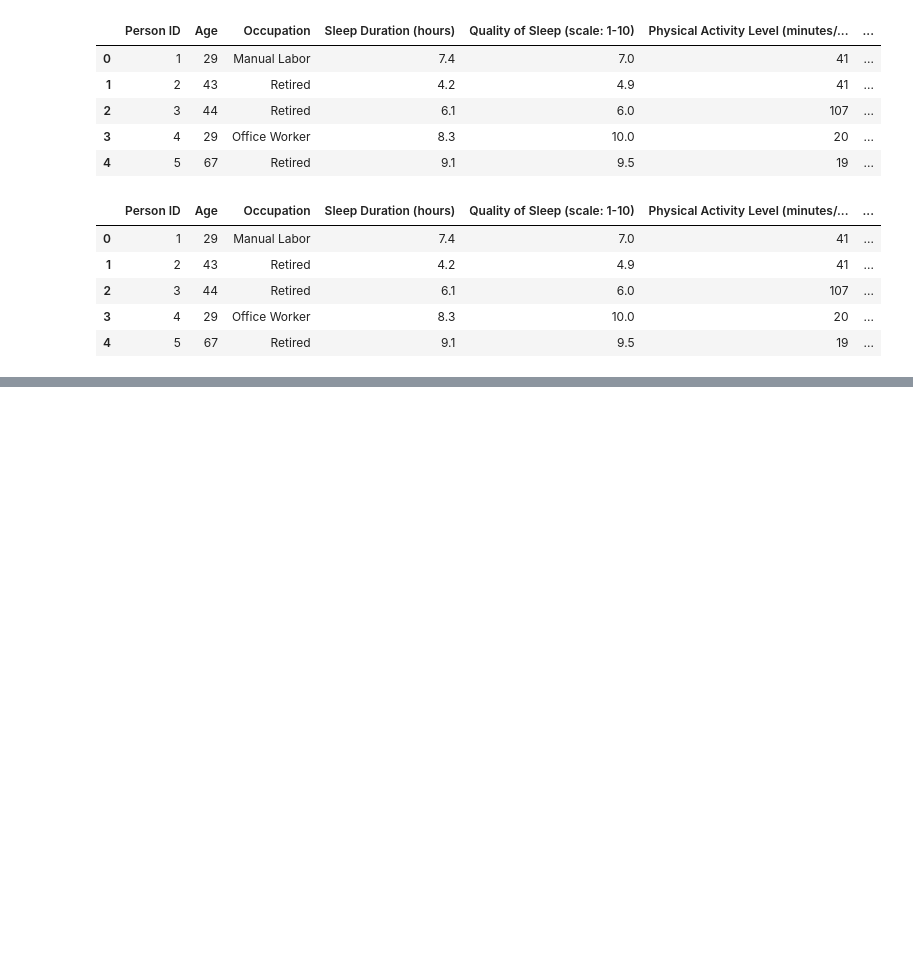
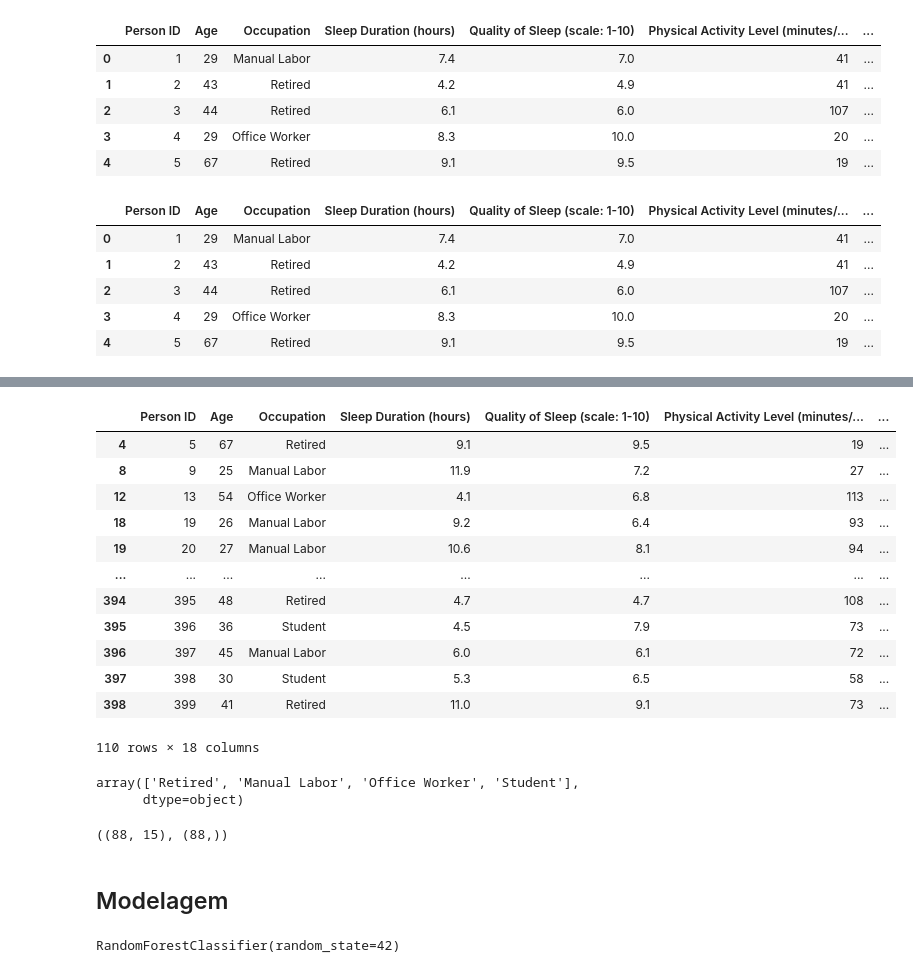
Before and after one commit to Joao-Inacio/Labs, a Jupyter notebook: C-Jovem/Intermediario/Oficina-2.ipynb, the cells around one changed output, grey strips where cells are left out. Cells and saved outputs as stored; diff of their text form; code cells hidden in the pictures; blank space fills up the shorter version.

Commit message:
Notebook para a Oficina de Mineração de dados com CRISP-DM

```diff
--- a/C-Jovem/Intermediario/Oficina-2.ipynb
+++ b/C-Jovem/Intermediario/Oficina-2.ipynb
@@ -145,7 +145,7 @@ df.head()
 | 4 | 5 | Male | 67 | Retired | 9.1 | 9.5 | ... |
 # %%
 # transformando os dados
-df = pd.get_dummies(df, columns=['Gender', 'BMI Category', 'Sleep Disorder'], drop_first=True)
+df = pd.get_dummies(df, columns=['Gender', 'BMI Category'], drop_first=True)
 df.head()
 # %% [output]
 |  | Person ID | Age | Occupation | Sleep Duration (hours) | Quality of Sleep (scale: 1-10) | Physical Activity Level (minutes/... | ... |
@@ -167,3 +167,13 @@ df.head()
 | 2 | 3 | 44 | Retired | 6.1 | 6.0 | 107 | ... |
 | 3 | 4 | 29 | Office Worker | 8.3 | 10.0 | 20 | ... |
 | 4 | 5 | 67 | Retired | 9.1 | 9.5 | 19 | ... |
+# %%
+# filtrando os dados disponíveis da coluna Sleep Disorder
+filtered_data = df.dropna(subset=['Sleep Disorder'])
+# %%
+# Convertendo em valores numéricos
+from sklearn.preprocessing import LabelEncoder
+
+encoder = LabelEncoder()
+filtered_data.loc[:, 'Sleep Disorder Encoded'] = encoder.fit_transform(filtered_data.loc[:, 'Sleep Disorder'])
+filtered_data.loc[:, 'Occupation Encoded'] = encoder.fit_transform(filtered_data.loc[:, 'Occupation'])
@@ -169,0 +191,21 @@ df.head()
+# %%
+filtered_data
+# %% [output]
+|  | Person ID | Age | Occupation | Sleep Duration (hours) | Quality of Sleep (scale: 1-10) | Physical Activity Level (minutes/... | ... |
+| 4 | 5 | 67 | Retired | 9.1 | 9.5 | 19 | ... |
+| 8 | 9 | 25 | Manual Labor | 11.9 | 7.2 | 27 | ... |
+| 12 | 13 | 54 | Office Worker | 4.1 | 6.8 | 113 | ... |
+| 18 | 19 | 26 | Manual Labor | 9.2 | 6.4 | 93 | ... |
+| 19 | 20 | 27 | Manual Labor | 10.6 | 8.1 | 94 | ... |
+| ... | ... | ... | ... | ... | ... | ... | ... |
+| 394 | 395 | 48 | Retired | 4.7 | 4.7 | 108 | ... |
+| 395 | 396 | 36 | Student | 4.5 | 7.9 | 73 | ... |
+| 396 | 397 | 45 | Manual Labor | 6.0 | 6.1 | 72 | ... |
+| 397 | 398 | 30 | Student | 5.3 | 6.5 | 58 | ... |
+| 398 | 399 | 41 | Retired | 11.0 | 9.1 | 73 | ... |
+110 rows × 18 columns
+# %%
+filtered_data['Occupation'].unique()
+# %% [output]
+array(['Retired', 'Manual Labor', 'Office Worker', 'Student'],
+      dtype=object)
@@ -169,0 +216,18 @@ df.head()
+# %%
+# Dividido os dados em treino e teste
+from sklearn.model_selection import train_test_split
+
+X_train, X_test, y_train, y_test = train_test_split(X, y, test_size=0.2, random_state=42)
+X_train.shape, y_train.shape
+# %% [output]
+((88, 15), (88,))
+# %% [markdown]
+## Modelagem
+# %%
+# Random Forest Classifier
+from sklearn.ensemble import RandomForestClassifier
+
+model_RFC = RandomForestClassifier(random_state=42)
+model_RFC.fit(X_train, y_train)
+# %% [output]
+RandomForestClassifier(random_state=42)
```
Also changed, not shown: parts of 10 cells of this notebook.
